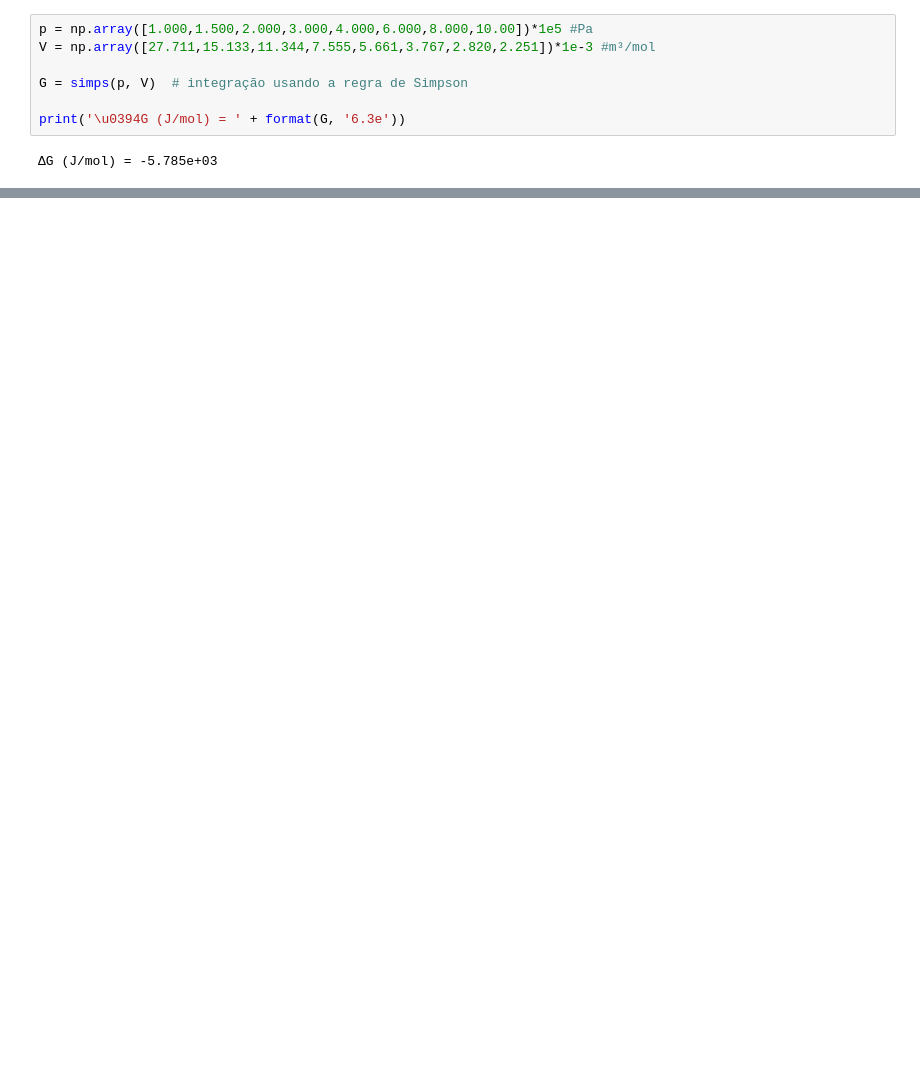
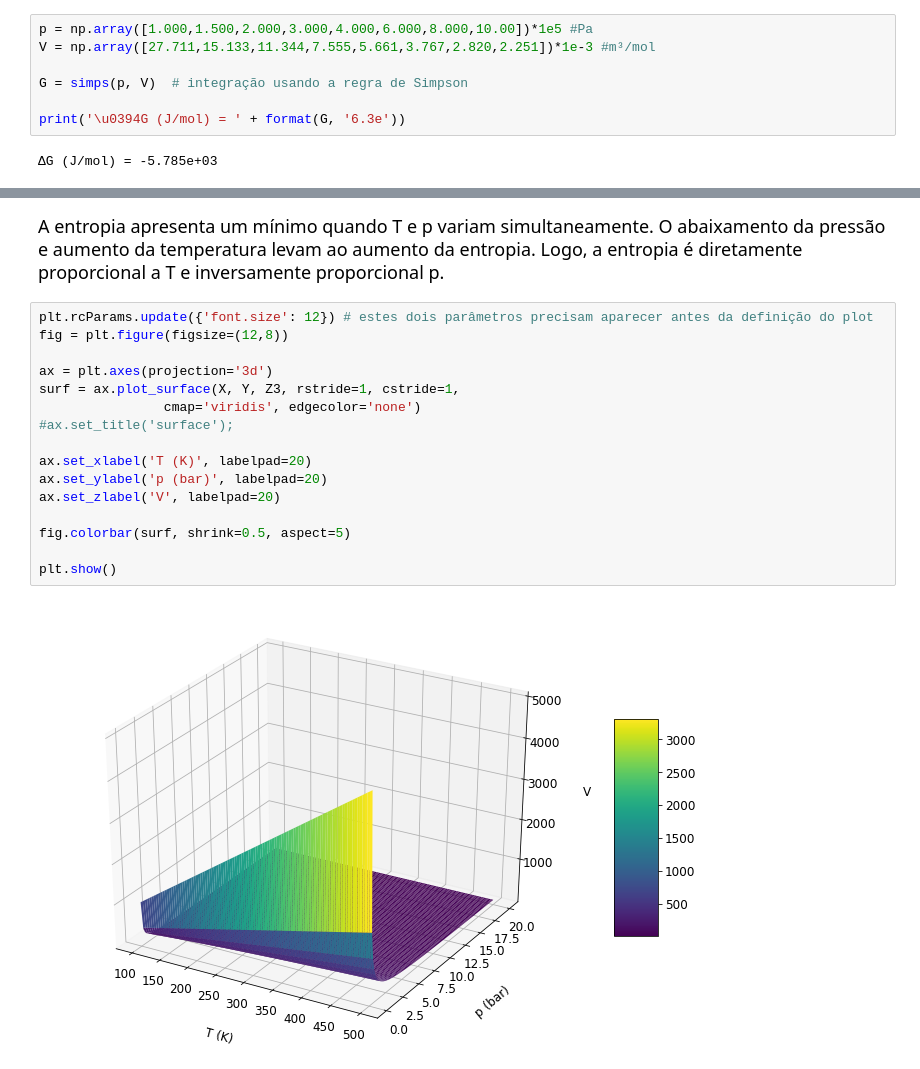
Before and after one commit to leobap01/ebook-fisico-quimica, a Jupyter notebook: _sources/energia_livre.ipynb, the cells around one changed output, grey strips where cells are left out. Saved outputs shown, nothing was run; the diff lists cells and outputs as text; blank space fills up the shorter version.

```diff
--- a/_sources/energia_livre.ipynb
+++ b/_sources/energia_livre.ipynb
@@ -40,0 +163,20 @@ print('\u0394G (J/mol) = ' + format(G, '6.3e'))
+# %% [markdown]
+<font size = 4> A entropia apresenta um mínimo quando T e p variam simultaneamente. O abaixamento da pressão e aumento da temperatura levam ao aumento da entropia. Logo, a entropia é diretamente proporcional a T e inversamente proporcional p. <font>
+# %%
+plt.rcParams.update({'font.size': 12}) # estes dois parâmetros precisam aparecer antes da definição do plot
+fig = plt.figure(figsize=(12,8))
+
+ax = plt.axes(projection='3d')
+surf = ax.plot_surface(X, Y, Z3, rstride=1, cstride=1,
+                cmap='viridis', edgecolor='none')
+#ax.set_title('surface');
+
+ax.set_xlabel('T (K)', labelpad=20)
+ax.set_ylabel('p (bar)', labelpad=20)
+ax.set_zlabel('V', labelpad=20)
+
+fig.colorbar(surf, shrink=0.5, aspect=5)
+
+plt.show()
+# %% [output]
+[figure, added]
```
Also changed, not shown: parts of 21 cells of this notebook, 35 other files.
